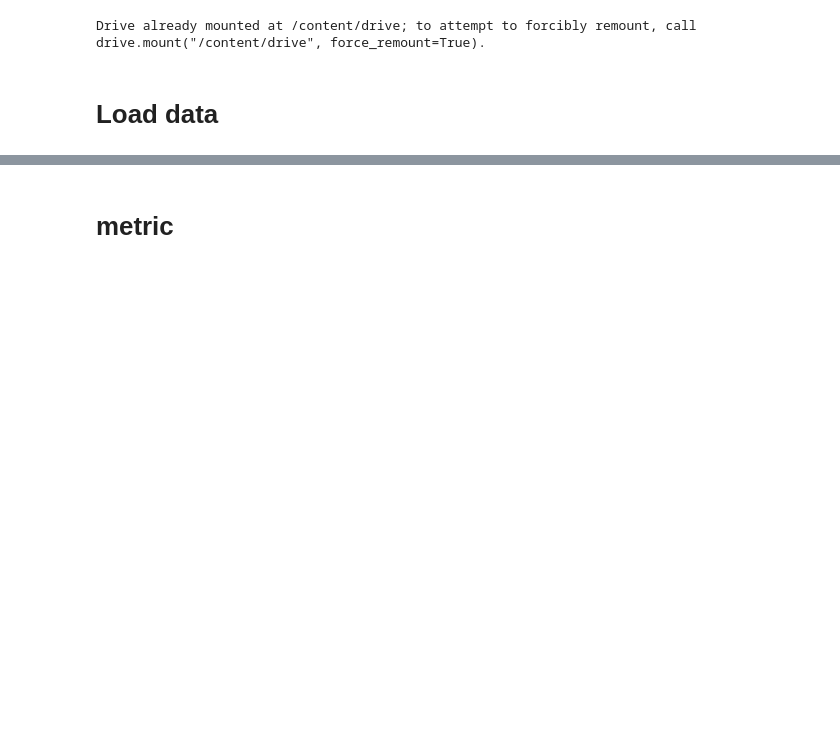
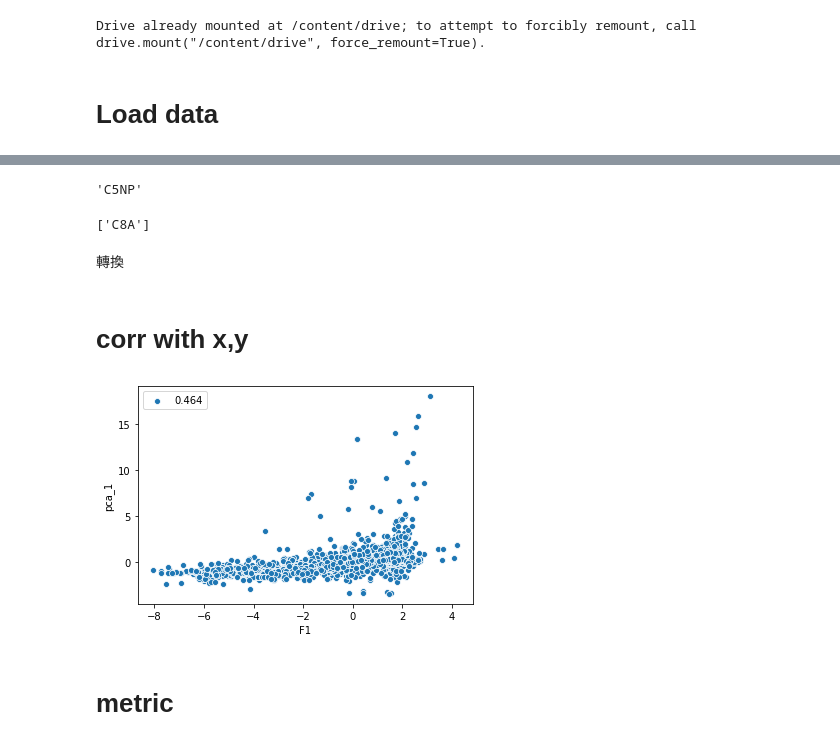
Before and after one commit to skywalker0803r/works, a Jupyter notebook: C8A.ipynb, the cells around one changed output, grey strips where cells are left out. Cells and saved outputs as stored; diff of their text form; code cells hidden in the pictures; blank space fills up the shorter version.

```diff
--- a/C8A.ipynb
+++ b/C8A.ipynb
@@ -109,0 +106,3 @@ plt.scatter(train['T50'],train[y_name])
+# %%
+features = ['F1']
+pca_col = [y_name]
@@ -109,0 +113,18 @@ plt.scatter(train['T50'],train[y_name])
+# %%
+from sklearn.decomposition import PCA
+from sklearn.preprocessing import StandardScaler
+
+scaler_y = StandardScaler()
+pca = PCA(n_components=1)
+best_corr = 0
+best_col = None
+for col in y_corrs.head(3).index:
+  if col in pca_col:
+    continue
+  else:
+    train['pca_1'] = pca.fit_transform(scaler_y.fit_transform(train[pca_col+[col]]))
+    r = train[['pca_1','F1']].corr().loc['pca_1','F1']
+    if abs(r) > best_corr:
+      print(col,abs(r))
+      best_corr = r
+      best_col = col
@@ -110,3 +136,30 @@ plt.scatter(train['T50'],train[y_name])
+# %%
+best_col
+# %% [output]
+'C5NP'
+# %%
+pca_col = [y_name]#+['C9A']
+pca_col
+# %% [output]
+['C8A']
+# %% [markdown]
+轉換
+# %%
+train['pca_1'] = pca.fit_transform(scaler_y.fit_transform(train[pca_col]))
+test_170['pca_1'] = pca.transform(scaler_y.transform(test_170[pca_col]))
+test_50['pca_1'] = pca.transform(scaler_y.transform(test_50[pca_col]))
+# %% [markdown]
+# corr with x,y
+# %%
+import seaborn as sns
+import matplotlib.pyplot as plt
+labels = train[features+['pca_1']].corr().loc['pca_1',features][0]
+labels = round(labels,3)
+sns.scatterplot(train[features[0]],train['pca_1'],label=labels)
+plt.legend()
+plt.show()
+# %% [output]
+[figure, added]
 # %% [markdown]
 # metric
 # %%
```
Also changed, not shown: parts of 79 cells of this notebook.
